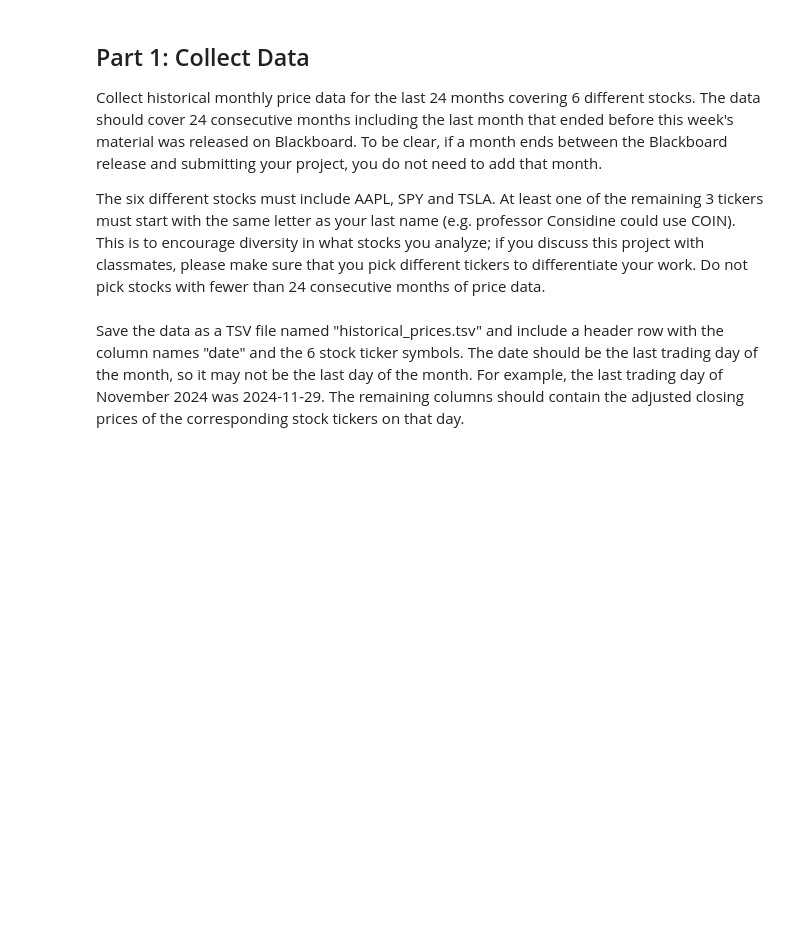
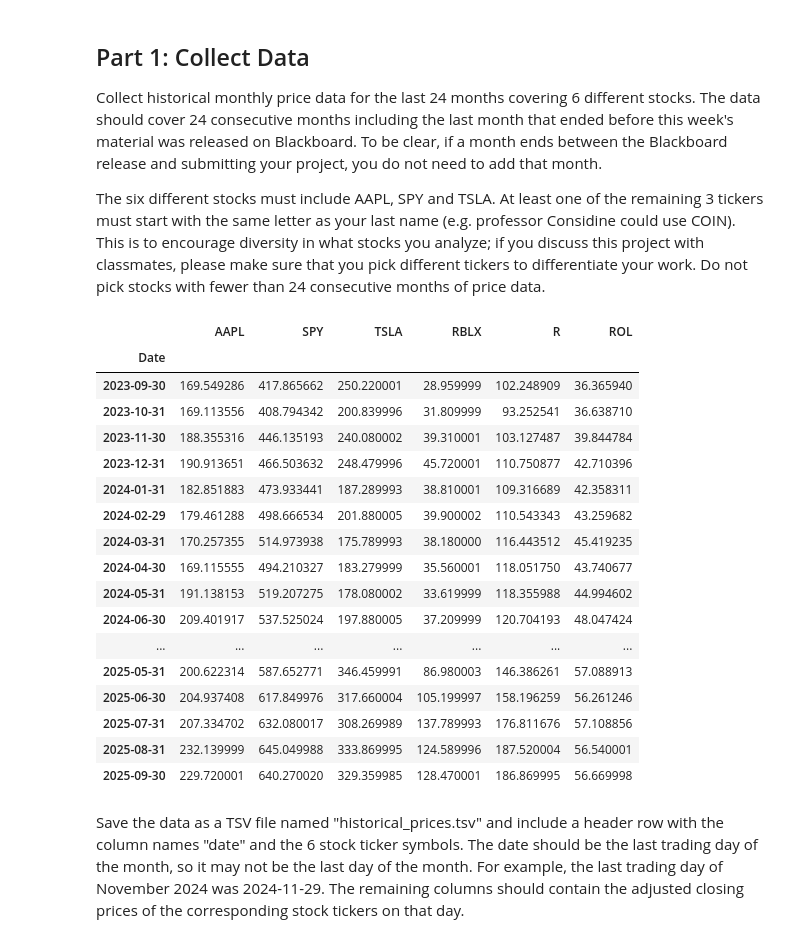
Before and after one commit to pr-rowe/dx704-project-01, a Jupyter notebook: project.ipynb, the cells around one changed output. Cells and saved outputs as stored; diff of their text form; code cells hidden in the pictures; blank space fills up the shorter version.

```diff
--- a/project.ipynb
+++ b/project.ipynb
@@ -38,3 +34,49 @@ Do not pick stocks with fewer than 24 consecutive months of price data.
+# %%
+# YOUR CHANGES HERE
+import numpy as np
+import pandas as pd
+import matplotlib.pyplot as plt
+import cvxpy as cp
+import yfinance as yf
+
+tickers = ["AAPL", "SPY", "TSLA", "RBLX", "R", "ROL"]
+
+historical_prices = None
+
+for t in tickers:
+    ticker = yf.Ticker(t)
+    history =  ticker.history(period="2y")
+
+    monthly_prices = history['Close'].resample('ME').last()
+
+    if historical_prices is None:
+        historical_prices = monthly_prices
+    else:
+        historical_prices = pd.concat([historical_prices, monthly_prices], axis=1)
+
+historical_prices.columns = tickers
+historical_prices.index = pd.to_datetime(historical_prices.index).strftime("%Y-%m-%d")
+
+historical_prices
+# %% [output]
+|  | AAPL | SPY | TSLA | RBLX | R | ROL |
+| Date |  |  |  |  |  |  |
+| 2023-09-30 | 169.549286 | 417.865662 | 250.220001 | 28.959999 | 102.248909 | 36.365940 |
+| 2023-10-31 | 169.113556 | 408.794342 | 200.839996 | 31.809999 | 93.252541 | 36.638710 |
+| 2023-11-30 | 188.355316 | 446.135193 | 240.080002 | 39.310001 | 103.127487 | 39.844784 |
+| 2023-12-31 | 190.913651 | 466.503632 | 248.479996 | 45.720001 | 110.750877 | 42.710396 |
+| 2024-01-31 | 182.851883 | 473.933441 | 187.289993 | 38.810001 | 109.316689 | 42.358311 |
+| 2024-02-29 | 179.461288 | 498.666534 | 201.880005 | 39.900002 | 110.543343 | 43.259682 |
+| 2024-03-31 | 170.257355 | 514.973938 | 175.789993 | 38.180000 | 116.443512 | 45.419235 |
+| 2024-04-30 | 169.115555 | 494.210327 | 183.279999 | 35.560001 | 118.051750 | 43.740677 |
+| 2024-05-31 | 191.138153 | 519.207275 | 178.080002 | 33.619999 | 118.355988 | 44.994602 |
+| 2024-06-30 | 209.401917 | 537.525024 | 197.880005 | 37.209999 | 120.704193 | 48.047424 |
+| ... | ... | ... | ... | ... | ... | ... |
+| 2025-05-31 | 200.622314 | 587.652771 | 346.459991 | 86.980003 | 146.386261 | 57.088913 |
+| 2025-06-30 | 204.937408 | 617.849976 | 317.660004 | 105.199997 | 158.196259 | 56.261246 |
+| 2025-07-31 | 207.334702 | 632.080017 | 308.269989 | 137.789993 | 176.811676 | 57.108856 |
+| 2025-08-31 | 232.139999 | 645.049988 | 333.869995 | 124.589996 | 187.520004 | 56.540001 |
+| 2025-09-30 | 229.720001 | 640.270020 | 329.359985 | 128.470001 | 186.869995 | 56.669998 |
 # %% [markdown]
 Save the data as a TSV file named "historical_prices.tsv" and include a header row with the column names "date" and the 6 stock ticker symbols.
 The date should be the last trading day of the month, so it may not be the last day of the month.
```
Also changed, not shown: parts of 7 cells of this notebook, 3 other files.
